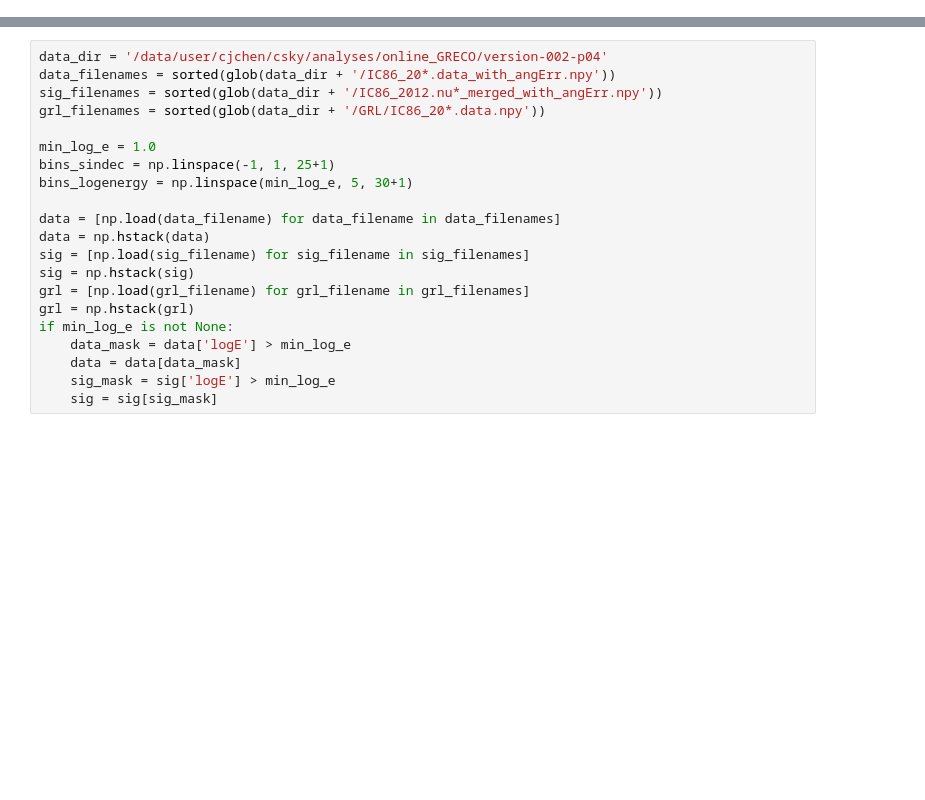
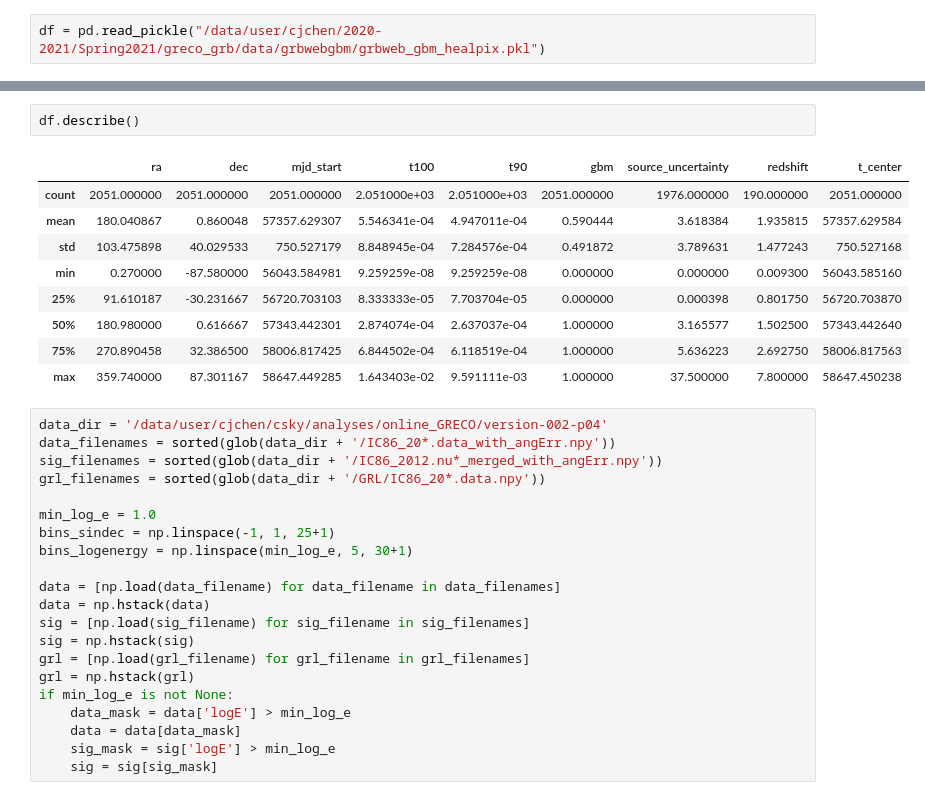
Before and after one commit to ChujieChen/greco_grb, a Jupyter notebook: notebooks/04_do_background_trails.ipynb, the cells around one changed output, grey strips where cells are left out. Cells and saved outputs as stored; diff of their text form; blank space fills up the shorter version.

```diff
--- a/notebooks/04_do_background_trails.ipynb
+++ b/notebooks/04_do_background_trails.ipynb
@@ -18,0 +22,2 @@ time = timer.time
+# %%
+df = pd.read_pickle("/data/user/cjchen/2020-2021/Spring2021/greco_grb/data/grbwebgbm/grbweb_gbm_healpix.pkl")
@@ -19,3 +33,15 @@ time = timer.time
+# %%
+df.describe()
+# %% [output]
+|  | ra | dec | mjd_start | t100 | t90 | gbm | source_uncertainty | redshift | t_center |
+| count | 2051.000000 | 2051.000000 | 2051.000000 | 2.051000e+03 | 2.051000e+03 | 2051.000000 | 1976.000000 | 190.000000 | 2051.000000 |
+| mean | 180.040867 | 0.860048 | 57357.629307 | 5.546341e-04 | 4.947011e-04 | 0.590444 | 3.618384 | 1.935815 | 57357.629584 |
+| std | 103.475898 | 40.029533 | 750.527179 | 8.848945e-04 | 7.284576e-04 | 0.491872 | 3.789631 | 1.477243 | 750.527168 |
+| min | 0.270000 | -87.580000 | 56043.584981 | 9.259259e-08 | 9.259259e-08 | 0.000000 | 0.000000 | 0.009300 | 56043.585160 |
+| 25% | 91.610187 | -30.231667 | 56720.703103 | 8.333333e-05 | 7.703704e-05 | 0.000000 | 0.000398 | 0.801750 | 56720.703870 |
+| 50% | 180.980000 | 0.616667 | 57343.442301 | 2.874074e-04 | 2.637037e-04 | 1.000000 | 3.165577 | 1.502500 | 57343.442640 |
+| 75% | 270.890458 | 32.386500 | 58006.817425 | 6.844502e-04 | 6.118519e-04 | 1.000000 | 5.636223 | 2.692750 | 58006.817563 |
+| max | 359.740000 | 87.301167 | 58647.449285 | 1.643403e-02 | 9.591111e-03 | 1.000000 | 37.500000 | 7.800000 | 58647.450238 |
 # %%
 data_dir = '/data/user/cjchen/csky/analyses/online_GRECO/version-002-p04'
 data_filenames = sorted(glob(data_dir + '/IC86_20*.data_with_angErr.npy'))
```
Also changed, not shown: parts of 48 cells of this notebook, 3 other files.
